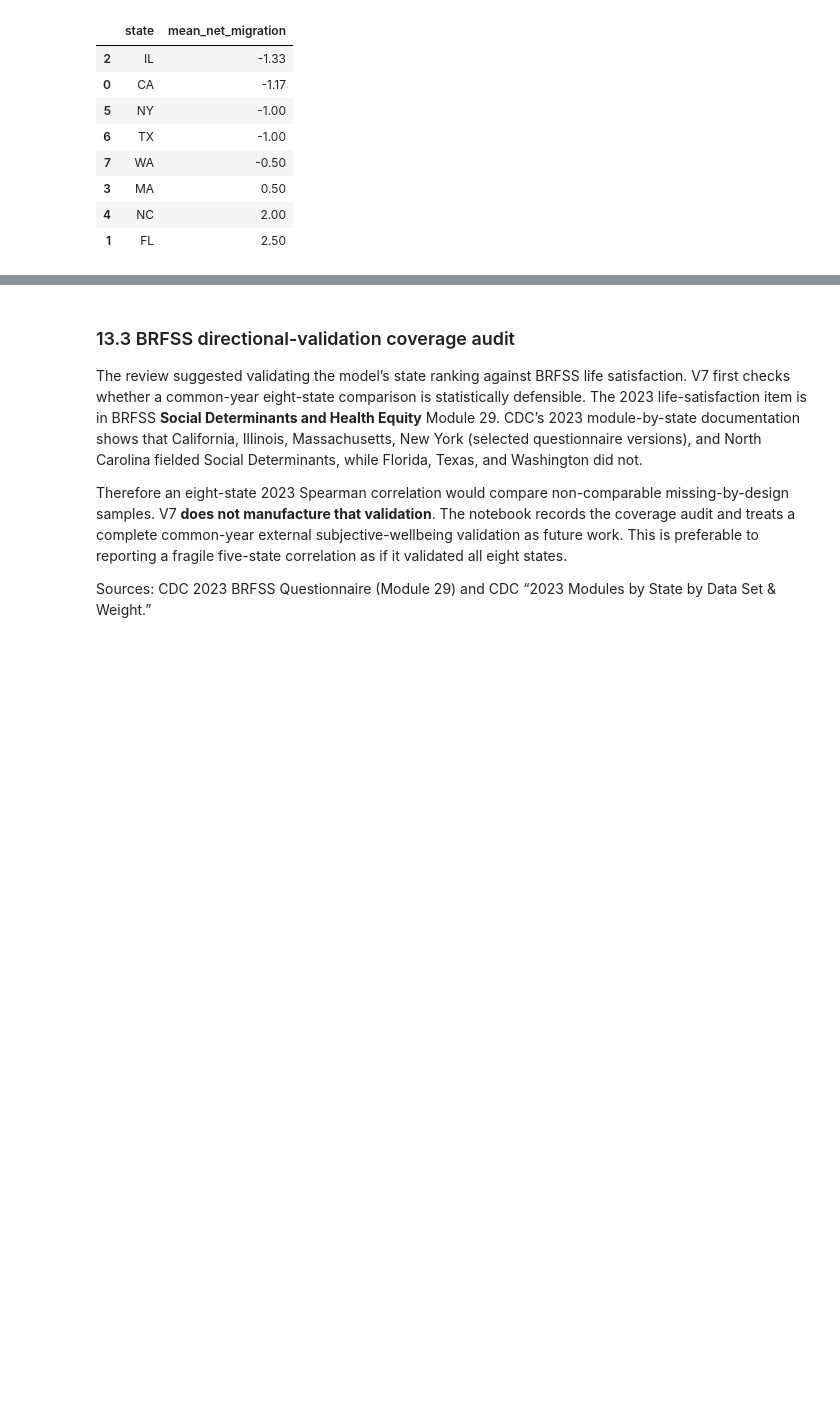
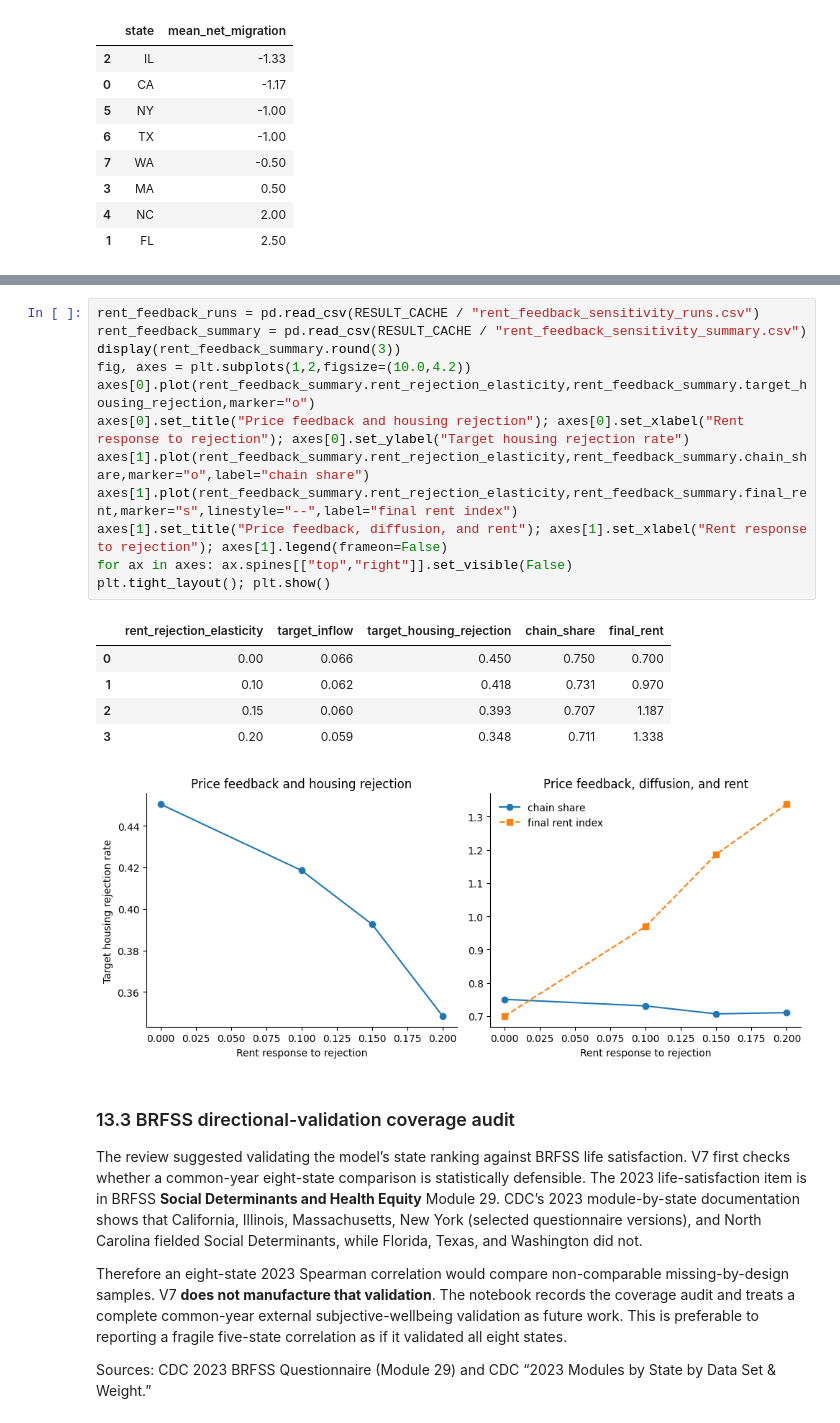
Before and after one commit to Jeremy-Xujia-Chen/CITS4403-GROUP-PROJECT, a Jupyter notebook: 0914-1_v8.ipynb, the cells around one changed output, grey strips where cells are left out. Drawn from its saved outputs; the diff is of its cells as text; blank space fills up the shorter version.

```diff
--- a/0914-1_v8.ipynb
+++ b/0914-1_v8.ipynb
@@ -2654,3 +2752,22 @@ display(competition_summary[["state", "mean_net_migration"]].sort_values("mean_n
+# %%
+rent_feedback_runs = pd.read_csv(RESULT_CACHE / "rent_feedback_sensitivity_runs.csv")
+rent_feedback_summary = pd.read_csv(RESULT_CACHE / "rent_feedback_sensitivity_summary.csv")
+display(rent_feedback_summary.round(3))
+fig, axes = plt.subplots(1,2,figsize=(10.0,4.2))
+axes[0].plot(rent_feedback_summary.rent_rejection_elasticity,rent_feedback_summary.target_housing_rejection,marker="o")
+axes[0].set_title("Price feedback and housing rejection"); axes[0].set_xlabel("Rent response to rejection"); axes[0].set_ylabel("Target housing rejection rate")
+axes[1].plot(rent_feedback_summary.rent_rejection_elasticity,rent_feedback_summary.chain_share,marker="o",label="chain share")
+axes[1].plot(rent_feedback_summary.rent_rejection_elasticity,rent_feedback_summary.final_rent,marker="s",linestyle="--",label="final rent index")
+axes[1].set_title("Price feedback, diffusion, and rent"); axes[1].set_xlabel("Rent response to rejection"); axes[1].legend(frameon=False)
+for ax in axes: ax.spines[["top","right"]].set_visible(False)
+plt.tight_layout(); plt.show()
+# %% [output]
+|  | rent_rejection_elasticity | target_inflow | target_housing_rejection | chain_share | final_rent |
+| 0 | 0.00 | 0.066 | 0.450 | 0.750 | 0.700 |
+| 1 | 0.10 | 0.062 | 0.418 | 0.731 | 0.970 |
+| 2 | 0.15 | 0.060 | 0.393 | 0.707 | 1.187 |
+| 3 | 0.20 | 0.059 | 0.348 | 0.711 | 1.338 |
+[figure, added]
 # %% [markdown]
 ### 13.3 BRFSS directional-validation coverage audit
 
```
Also changed, not shown: parts of 6 cells of this notebook, 8 other files.
